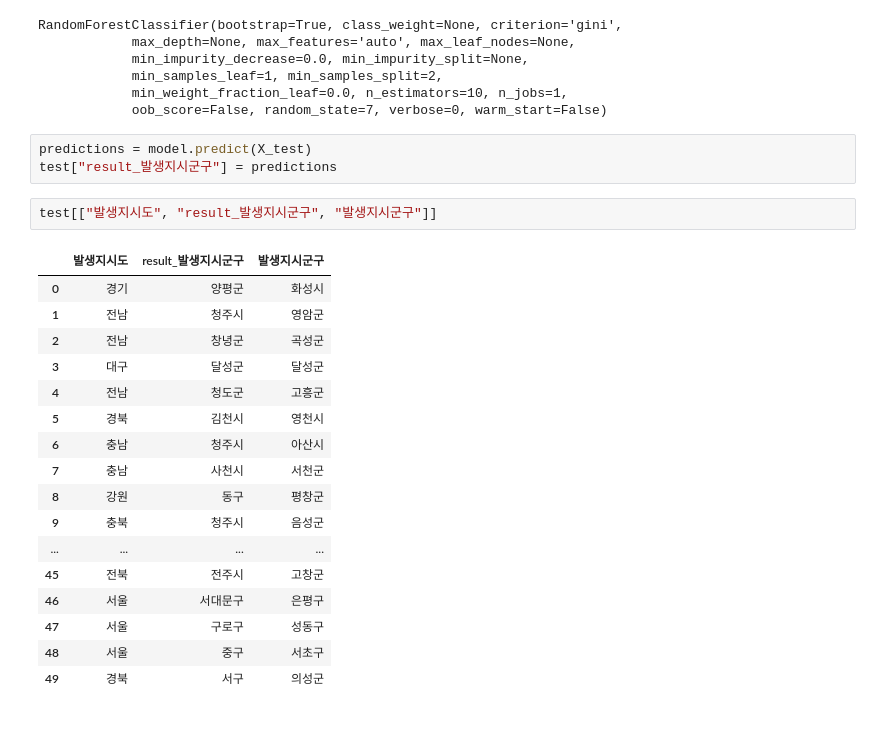
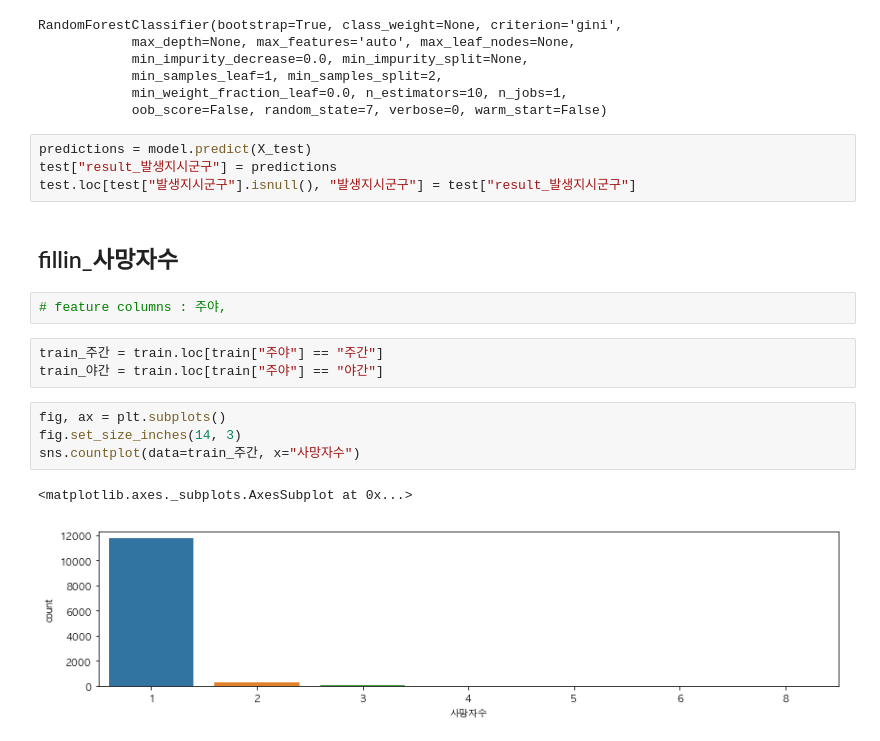
Before and after one commit to willthd/Data-Science, a Jupyter notebook: dataChallenge/dataChellenge.ipynb, the cells around one changed output. Cells and saved outputs as stored; diff of their text form.

Commit message:
fill in column : 사망자수, 부상신고자수

```diff
--- a/dataChallenge/dataChellenge.ipynb
+++ b/dataChallenge/dataChellenge.ipynb
@@ -889,23 +848,18 @@ RandomForestClassifier(bootstrap=True, class_weight=None, criterion='gini',
 # %%
 predictions = model.predict(X_test)
 test["result_발생지시군구"] = predictions
+test.loc[test["발생지시군구"].isnull(), "발생지시군구"] = test["result_발생지시군구"]
-# %%
-test[["발생지시도", "result_발생지시군구", "발생지시군구"]]
-# %% [output]
-|  | 발생지시도 | result_발생지시군구 | 발생지시군구 |
-| 0 | 경기 | 양평군 | 화성시 |
-| 1 | 전남 | 청주시 | 영암군 |
-| 2 | 전남 | 창녕군 | 곡성군 |
-| 3 | 대구 | 달성군 | 달성군 |
-| 4 | 전남 | 청도군 | 고흥군 |
-| 5 | 경북 | 김천시 | 영천시 |
-| 6 | 충남 | 청주시 | 아산시 |
-| 7 | 충남 | 사천시 | 서천군 |
-| 8 | 강원 | 동구 | 평창군 |
-| 9 | 충북 | 청주시 | 음성군 |
-| ... | ... | ... | ... |
-| 45 | 전북 | 전주시 | 고창군 |
-| 46 | 서울 | 서대문구 | 은평구 |
-| 47 | 서울 | 구로구 | 성동구 |
-| 48 | 서울 | 중구 | 서초구 |
-| 49 | 경북 | 서구 | 의성군 |
+# %% [markdown]
+## fillin_사망자수
+# %%
+# feature columns : 주야,
+# %%
+train_주간 = train.loc[train["주야"] == "주간"]
+train_야간 = train.loc[train["주야"] == "야간"]
+# %%
+fig, ax = plt.subplots()
+fig.set_size_inches(14, 3)
+sns.countplot(data=train_주간, x="사망자수")
+# %% [output]
+<matplotlib.axes._subplots.AxesSubplot at 0x...>
+[figure, added]
```
Also changed, not shown: parts of 34 cells of this notebook.
